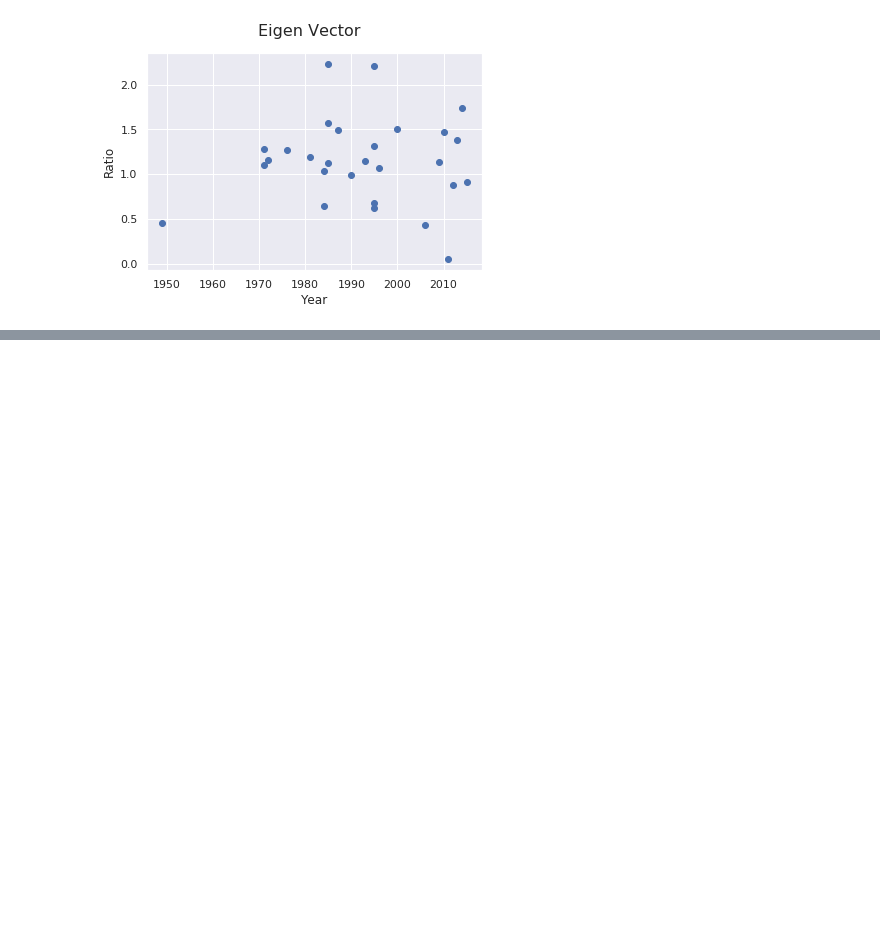
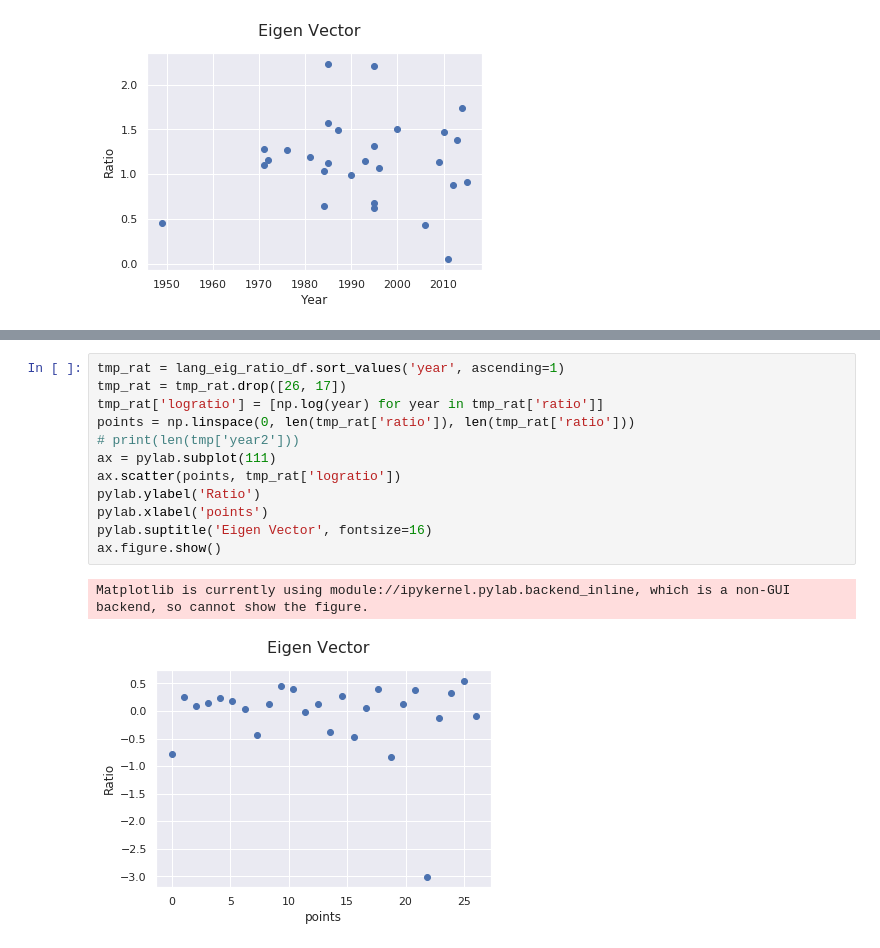
Before and after one commit to brunoartc/RedesSociais, a Jupyter notebook: dev_repos.ipynb, the cells around one changed output, grey strips where cells are left out. Cells and saved outputs as stored; diff of their text form; blank space fills up the shorter version.

```diff
--- a/dev_repos.ipynb
+++ b/dev_repos.ipynb
@@ -462,0 +227,15 @@ ___H1: Linguagens terão uma proporção de influência dependente do seu ano de
+# %%
+tmp_rat = lang_eig_ratio_df.sort_values('year', ascending=1)
+tmp_rat = tmp_rat.drop([26, 17])
+tmp_rat['logratio'] = [np.log(year) for year in tmp_rat['ratio']]
+points = np.linspace(0, len(tmp_rat['ratio']), len(tmp_rat['ratio']))
+# print(len(tmp['year2']))
+ax = pylab.subplot(111)
+ax.scatter(points, tmp_rat['logratio'])
+pylab.ylabel('Ratio')
+pylab.xlabel('points')
+pylab.suptitle('Eigen Vector', fontsize=16)
+ax.figure.show()
+# %% [output]
+Matplotlib is currently using module://ipykernel.pylab.backend_inline, which is a non-GUI backend, so cannot show the figure.
+[figure, added]
```
Also changed, not shown: parts of 28 cells of this notebook.
